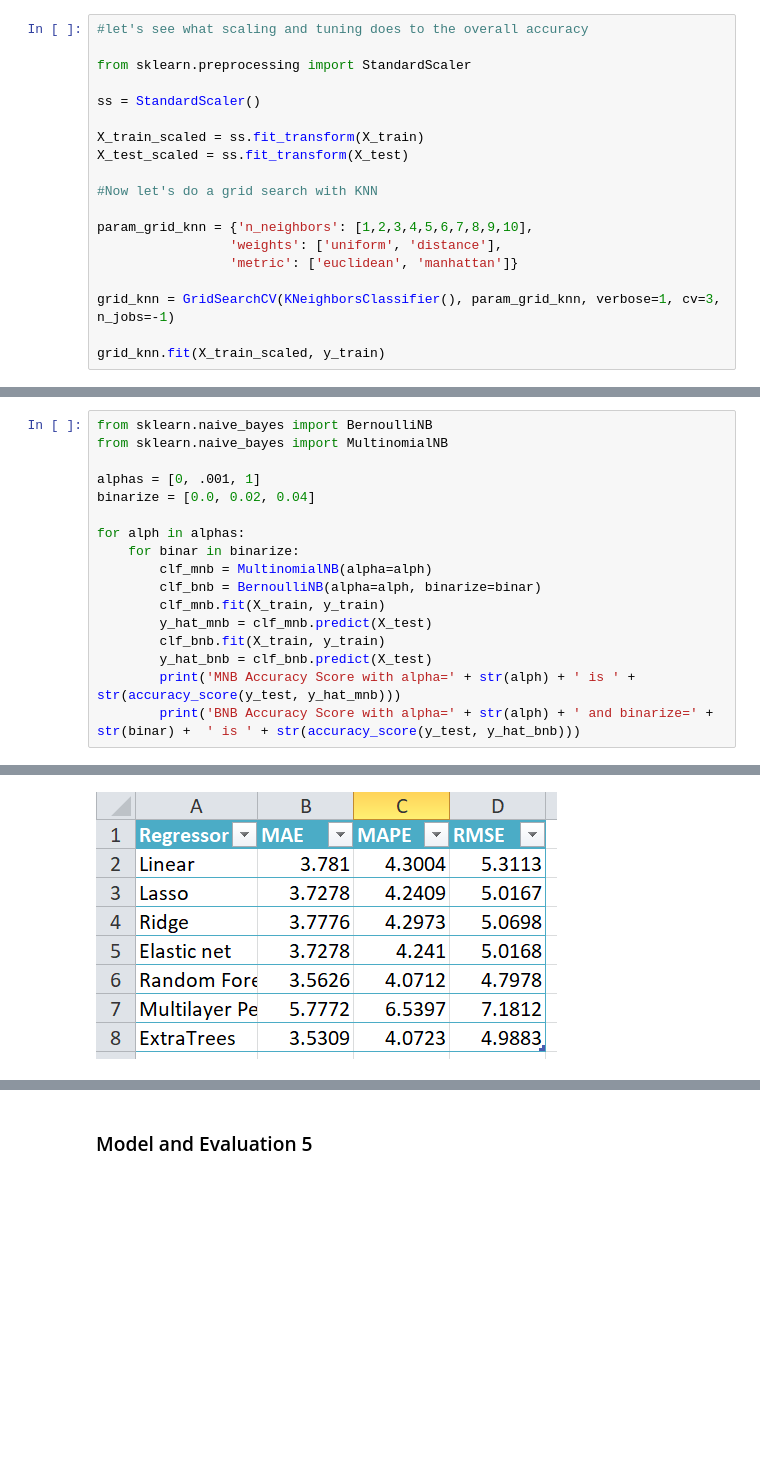
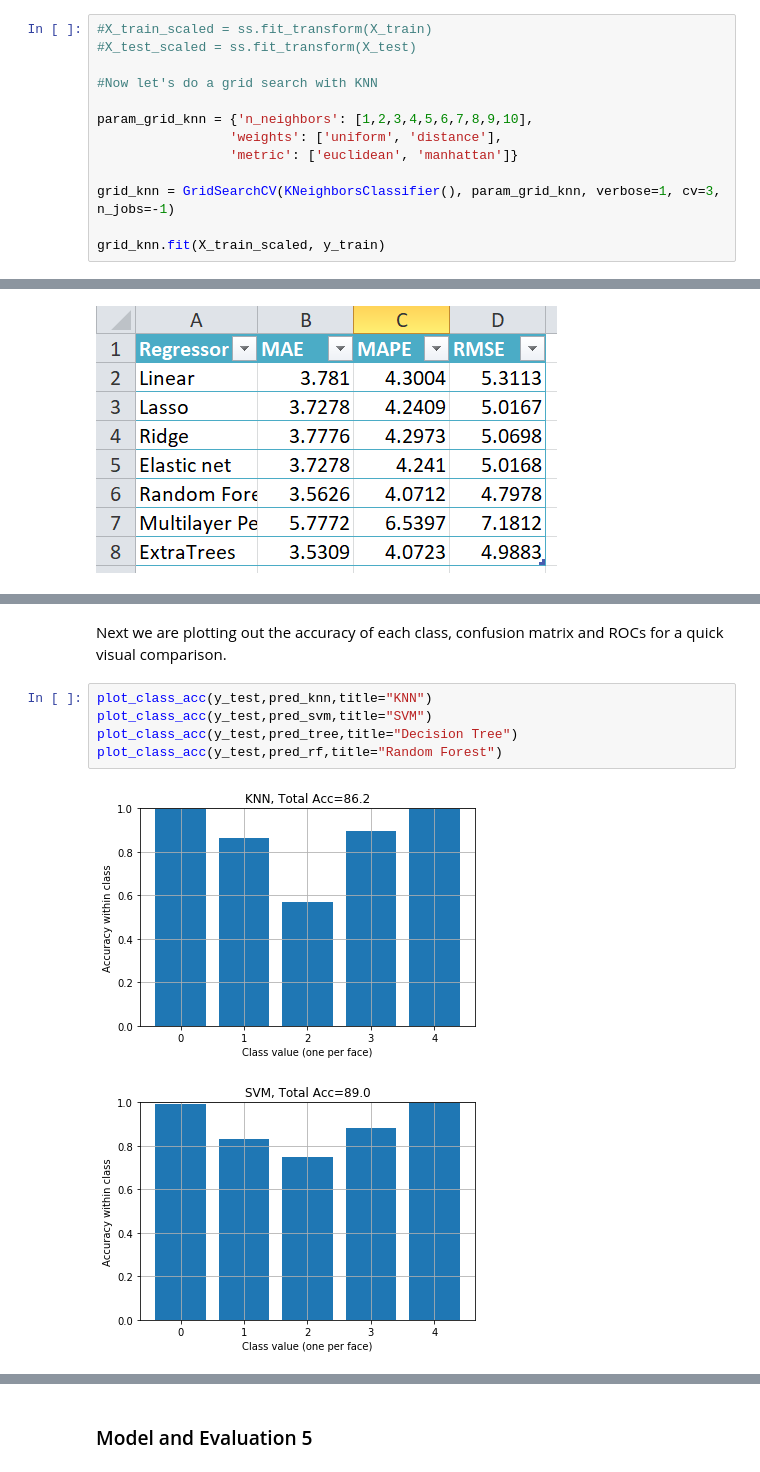
Before and after one commit to fredpoon/ds_7331_jyrf_eda, a Jupyter notebook: grp4_lab2_jyrf_final.ipynb, the cells around one changed output, grey strips where cells are left out. Saved outputs shown, nothing was run; the diff lists cells and outputs as text; blank space fills up the shorter version.

```diff
--- a/grp4_lab2_jyrf_final.ipynb
+++ b/grp4_lab2_jyrf_final.ipynb
@@ -1532,12 +1599,6 @@ EvaluateRegressionEstimator(regEstimator, X_predGradRate_pca200, Y_GradRate, cv_
 # %%
-#let's see what scaling and tuning does to the overall accuracy
-
-from sklearn.preprocessing import StandardScaler
-
-ss = StandardScaler()
-
-X_train_scaled = ss.fit_transform(X_train)
-X_test_scaled = ss.fit_transform(X_test)
+#X_train_scaled = ss.fit_transform(X_train)
+#X_test_scaled = ss.fit_transform(X_test)
 
 #Now let's do a grid search with KNN
 
@@ -1592,17 +1648,0 @@ KNeighborsClassifier(metric='euclidean', n_neighbors=1)
-# %%
-from sklearn.naive_bayes import BernoulliNB
-from sklearn.naive_bayes import MultinomialNB
-
-alphas = [0, .001, 1]
-binarize = [0.0, 0.02, 0.04]
-
-for alph in alphas:
-    for binar in binarize:
-        clf_mnb = MultinomialNB(alpha=alph)
-        clf_bnb = BernoulliNB(alpha=alph, binarize=binar)
-        clf_mnb.fit(X_train, y_train)
-        y_hat_mnb = clf_mnb.predict(X_test)
-        clf_bnb.fit(X_train, y_train)
-        y_hat_bnb = clf_bnb.predict(X_test)
-        print('MNB Accuracy Score with alpha=' + str(alph) + ' is ' + str(accuracy_score(y_test, y_hat_mnb)))
-        print('BNB Accuracy Score with alpha=' + str(alph) + ' and binarize=' + str(binar) +  ' is ' + str(accuracy_score(y_test, y_hat_bnb)))
@@ -2075,0 +2140,10 @@ For model evaluation matrix, we use a combination of error measurements: MAE, MA
+# %% [markdown]
+Next we are plotting out the accuracy of each class, confusion matrix and ROCs for a quick visual comparison.
+# %%
+plot_class_acc(y_test,pred_knn,title="KNN")
+plot_class_acc(y_test,pred_svm,title="SVM")
+plot_class_acc(y_test,pred_tree,title="Decision Tree")
+plot_class_acc(y_test,pred_rf,title="Random Forest")
+# %% [output]
+[figure, added]
+[figure, added]
```
Also changed, not shown: parts of 75 cells of this notebook.
